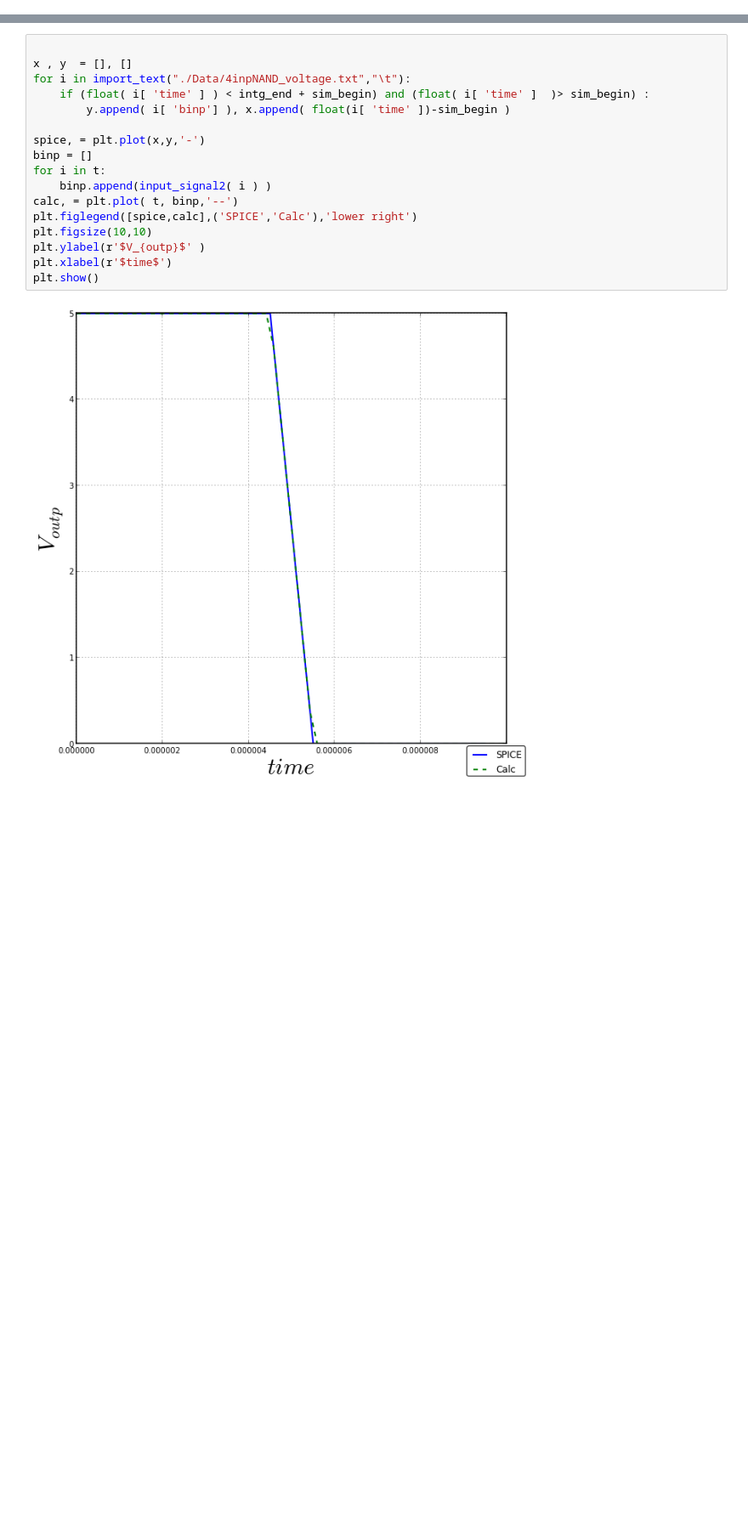
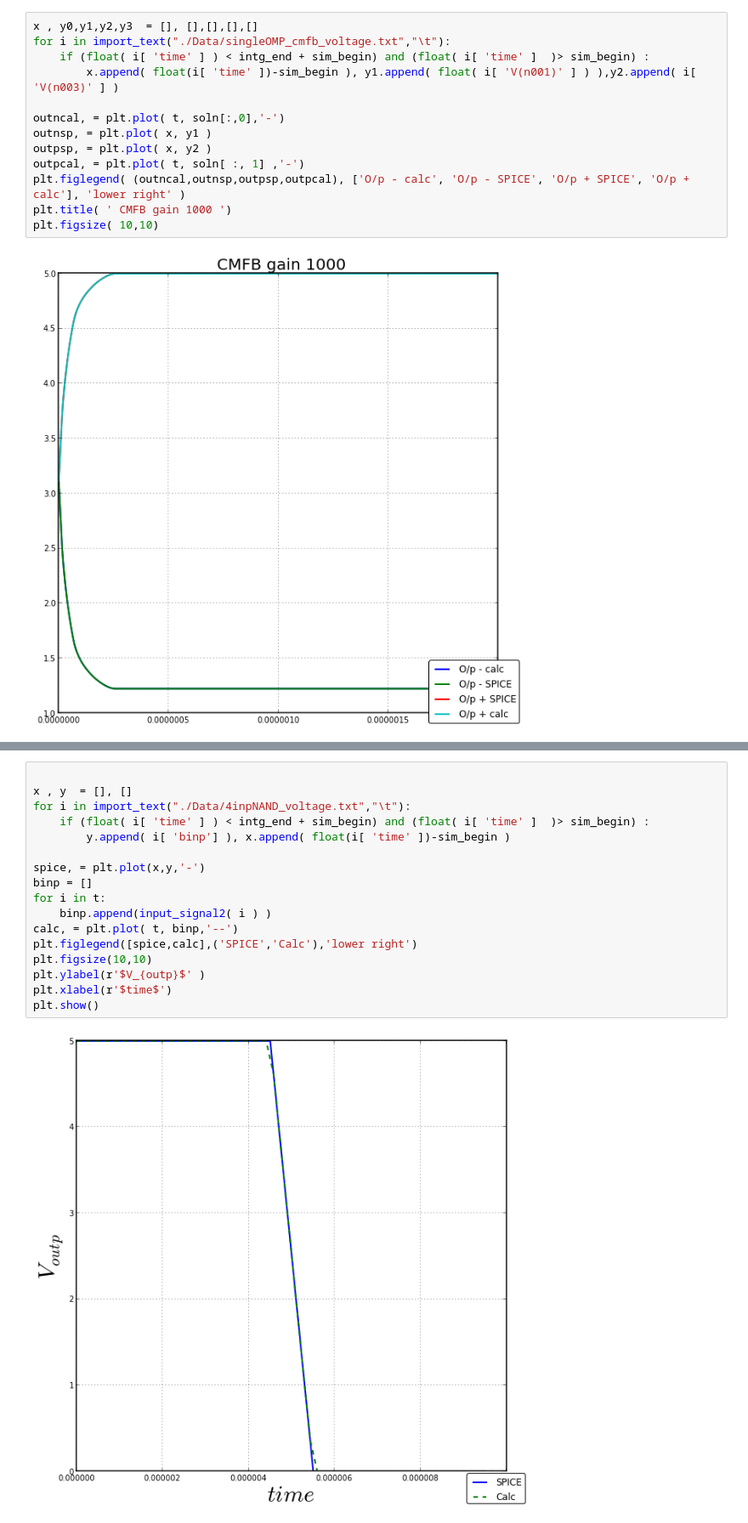
Before and after one commit to cvbrgava/ddp, a Jupyter notebook: notebook/intg_inv.ipynb, the cells around one changed output, grey strips where cells are left out. Shown: that part at 85% size. Cells and saved outputs as stored; diff of their text form; blank space fills up the shorter version.

```diff
--- a/notebook/intg_inv.ipynb
+++ b/notebook/intg_inv.ipynb
@@ -102,0 +118,15 @@ Integrating...
+# %%
+x , y0,y1,y2,y3  = [], [],[],[],[]
+for i in import_text("./Data/singleOMP_cmfb_voltage.txt","\t"):
+    if (float( i[ 'time' ] ) < intg_end + sim_begin) and (float( i[ 'time' ]  )> sim_begin) :
+        x.append( float(i[ 'time' ])-sim_begin ), y1.append( float( i[ 'V(n001)' ] ) ),y2.append( i[ 'V(n003)' ] )
+
+outncal, = plt.plot( t, soln[:,0],'-')
+outnsp, = plt.plot( x, y1 )
+outpsp, = plt.plot( x, y2 )
+outpcal, = plt.plot( t, soln[ :, 1] ,'-')
+plt.figlegend( (outncal,outnsp,outpsp,outpcal), ['O/p - calc', 'O/p - SPICE', 'O/p + SPICE', 'O/p + calc'], 'lower right' )
+plt.title( ' CMFB gain 1000 ')
+plt.figsize( 10,10)
+# %% [output]
+[figure, added]
```
Also changed, not shown: parts of 10 cells of this notebook, 12 other files.
